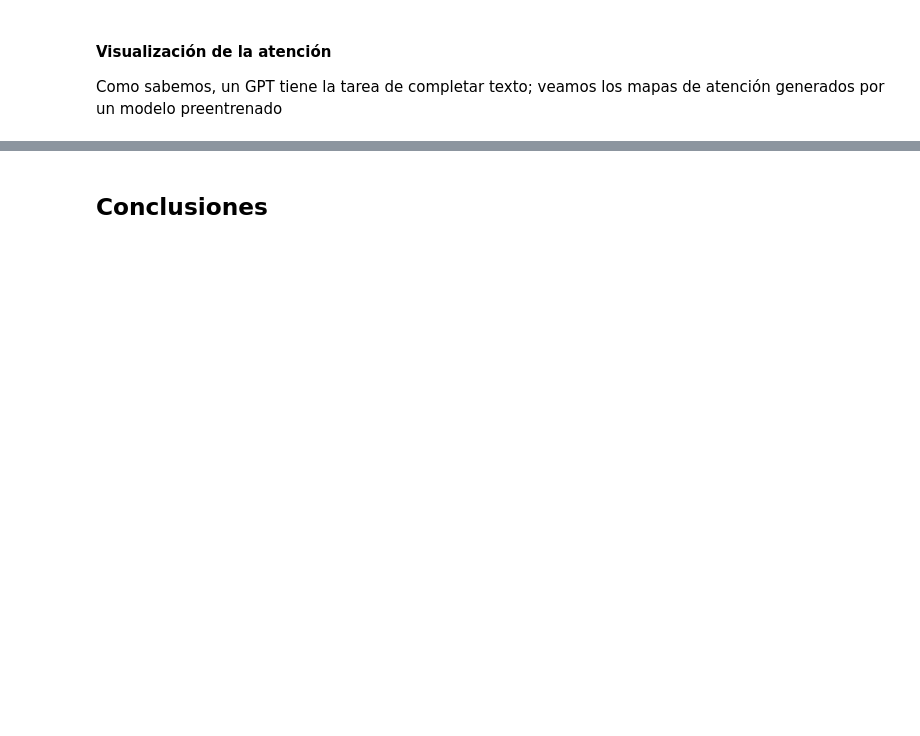
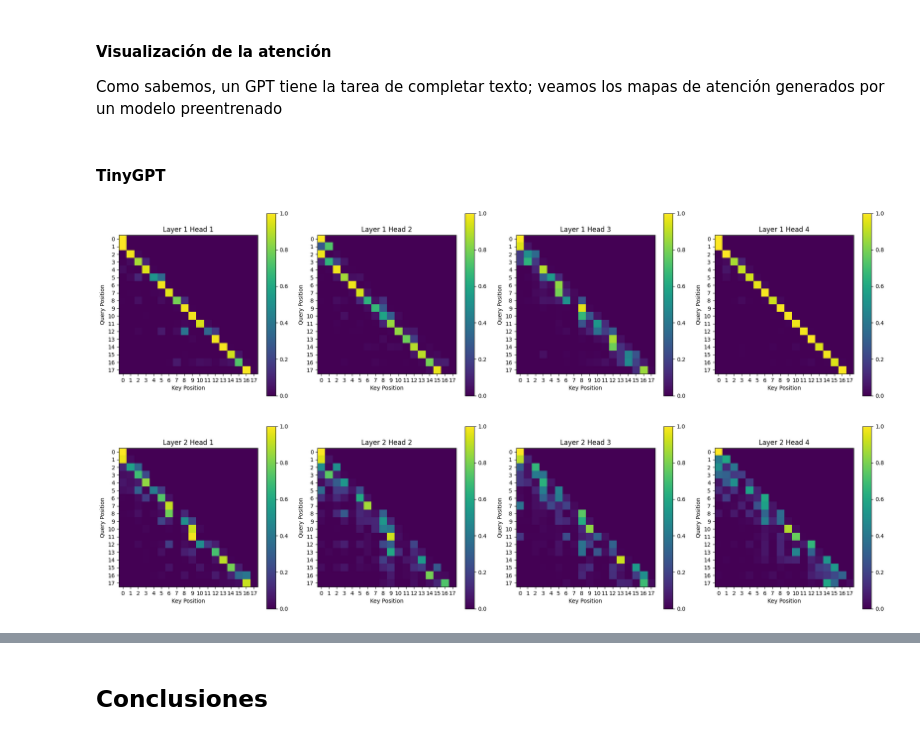
Before and after one commit to joagonzalez/ceia-nlp-II-tp-1, a Jupyter notebook: notebook.ipynb, the cells around one changed output, grey strips where cells are left out. Drawn from its saved outputs; the diff is of its cells as text; code cells hidden in the pictures; blank space fills up the shorter version.

```diff
--- a/notebook.ipynb
+++ b/notebook.ipynb
@@ -1101,6 +1122,14 @@ def visualize_attention(model, prompt, max_len=10):
             fig.colorbar(im, ax=axes[head_i])
         plt.tight_layout()
         plt.show()
+# %% [markdown]
+#### TinyGPT
+# %%
+prompt = "To be or not to be"
+visualize_attention(model, prompt)
+# %% [output]
+[figure, added]
+[figure, added]
 # %%
 prompt = "To be or not to be"
 visualize_attention(model_moe, prompt)
```
Also changed, not shown: parts of 22 cells of this notebook, 8 other files.
